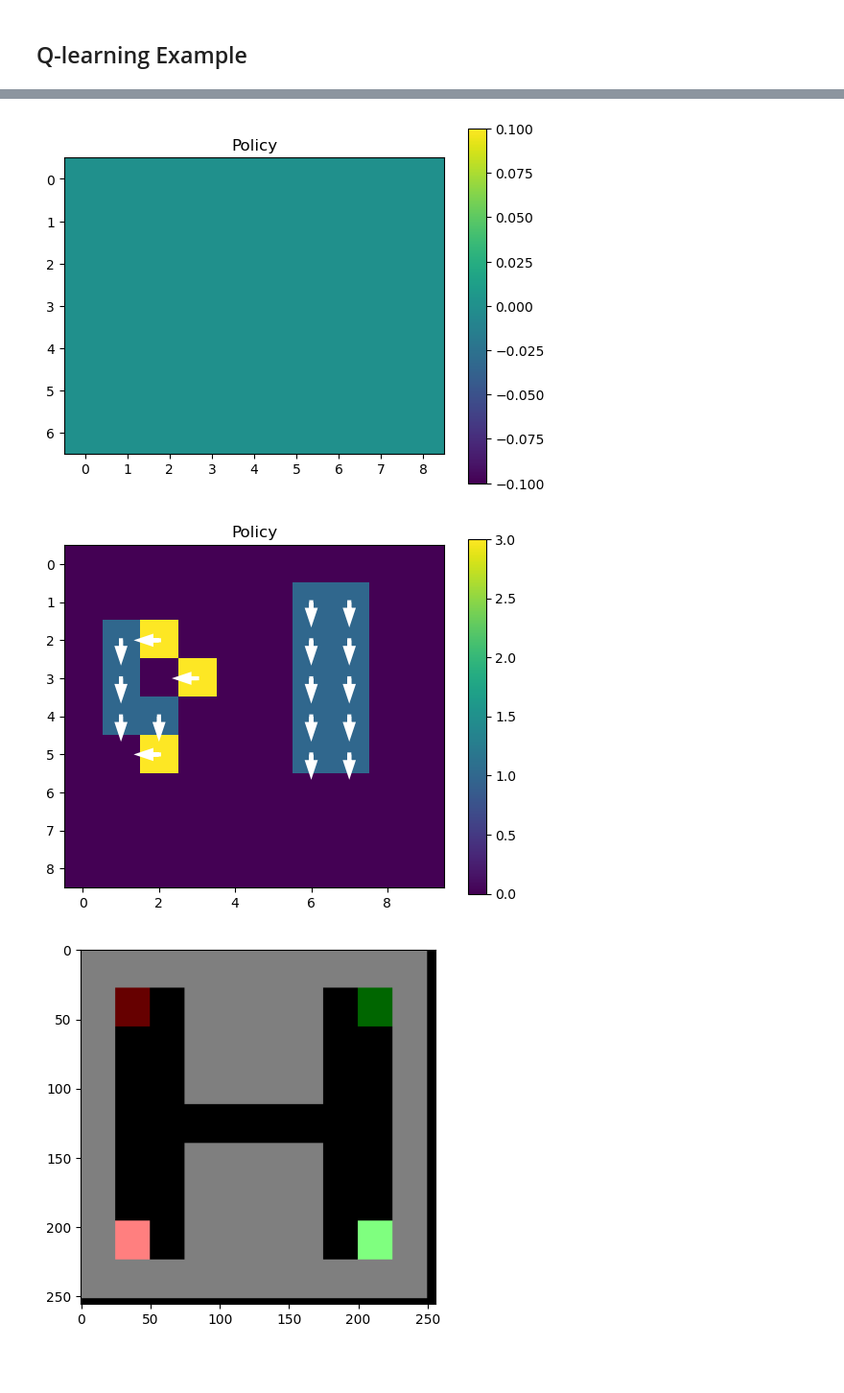
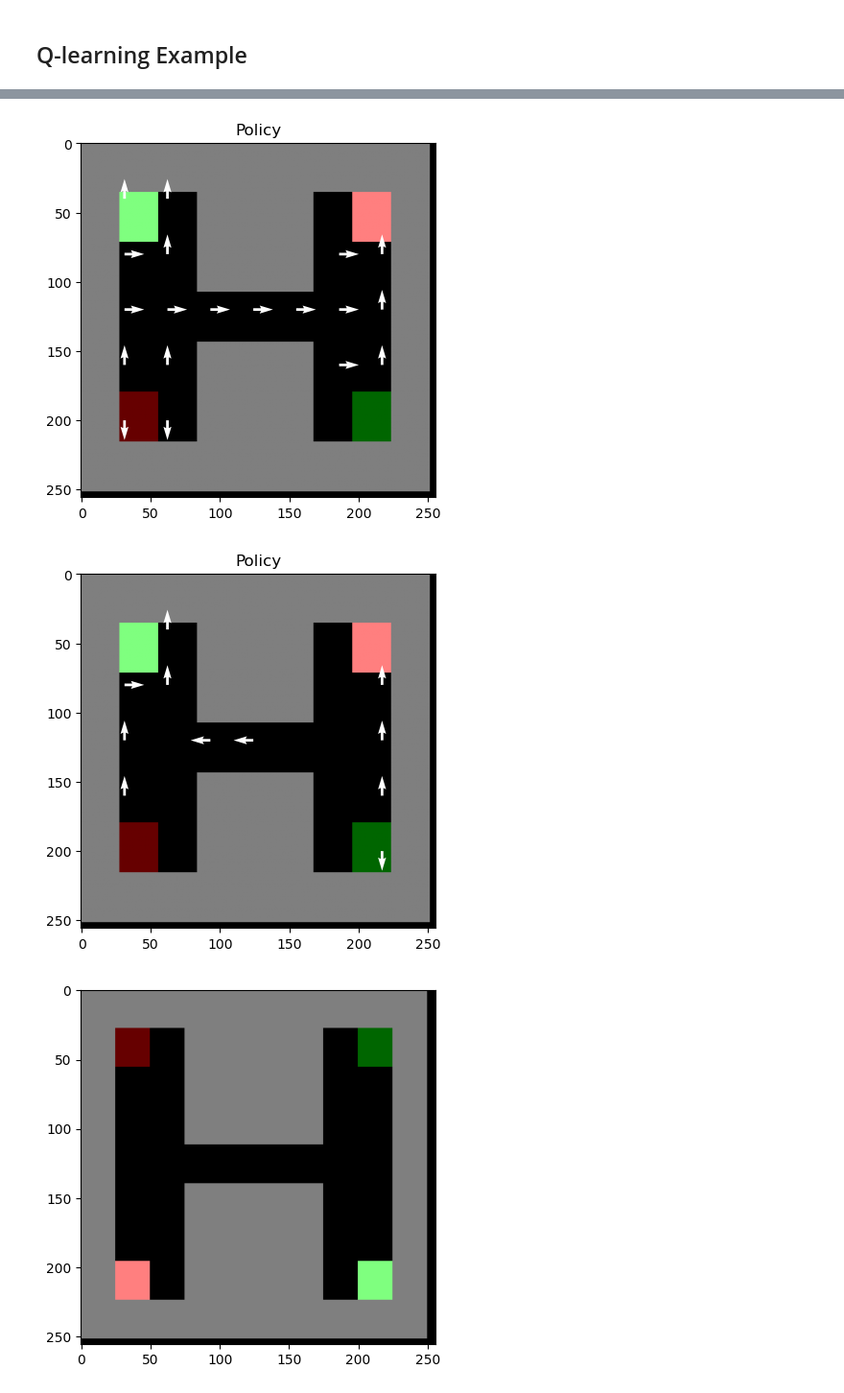
Before and after one commit to maxjappert/multi-agent_distral, a Jupyter notebook: GridWorld-Test.ipynb, the cells around one changed output, grey strips where cells are left out. Shown: that part at 96% size. Drawn from its saved outputs; the diff is of its cells as text; code cells hidden in the pictures; blank space fills up the shorter version.

Commit message:
Changed policy plots

```diff
--- a/GridWorld-Test.ipynb
+++ b/GridWorld-Test.ipynb
@@ -145,30 +143,34 @@ IndexError: too many indices for array: array is 7-dimensional, but 9 were index
 # %%
 def plot_policy( policy_function ):
 
-    plt.figure()
-    plt.imshow( policy_function , interpolation='none' )
-    plt.colorbar()
+    #plt.figure()
+    env.reset()
+    img=env.render('rgb_array')
+
+    plt.imshow( img.astype('float')/255.0)
+
 
     for row in range( policy_function.shape[0] ):
         for col in range( policy_function.shape[1] ):
-            if policy_function[row][col] == 0:
+            if policy_function[row,col] == 0:
                 continue
-            if policy_function[row][col] == 1:
+            if policy_function[row,col] == 1:
                 dx = 0; dy = .5
-            if policy_function[row][col] == 2:
+            if policy_function[row,col] == 2:
                 dx = 0; dy = -.5
-            if policy_function[row][col] == 3:
+            if policy_function[row,col] == 3:
                 dx = -.5; dy = 0
-            if policy_function[row][col] == 4:
+            if policy_function[row,col] == 4:
                 dx = .5; dy = 0
-            plt.arrow( col , row , dx , dy , shape='full', fc='w' , ec='w' , lw=3, length_includes_head=True, head_width=.2 )
+            plt.arrow( col*31 , row*41 , dx , dy ,shape='full', fc='w' , ec='w' ,lw=3, head_width=3)
+            #plt.quiver(col*31,row*40,dx,dy ,color=(1.0,1.0,1.0))
     plt.title( 'Policy' )
     plt.show()
 plot_policy(policy_function1)
 plot_policy(policy_function2)
 # %% [output]
-[figure, old version]
+[figure, new version]
-[figure, old version]
+[figure, new version]
 # %%
 env.reset()
 env.render()
```
Also changed, not shown: parts of 4 cells of this notebook, 2 other files.
